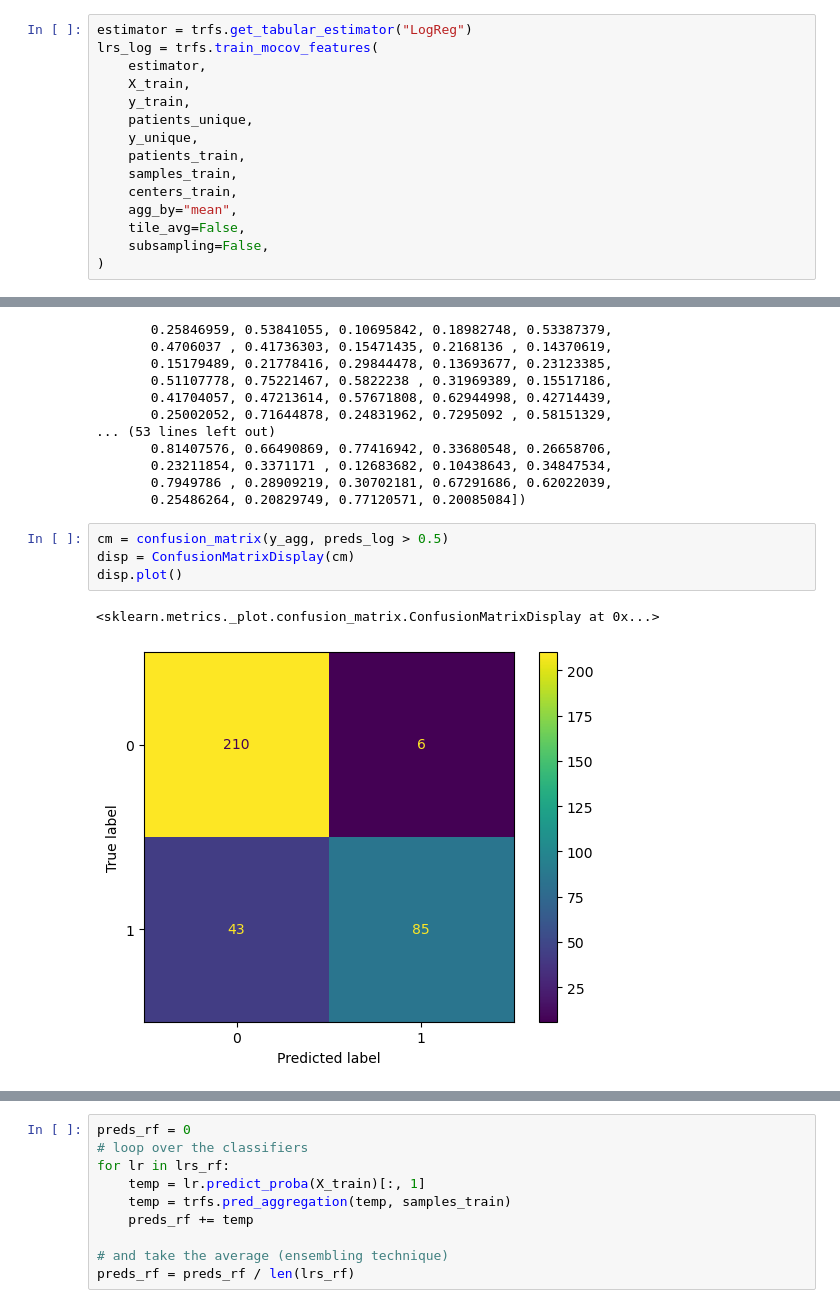
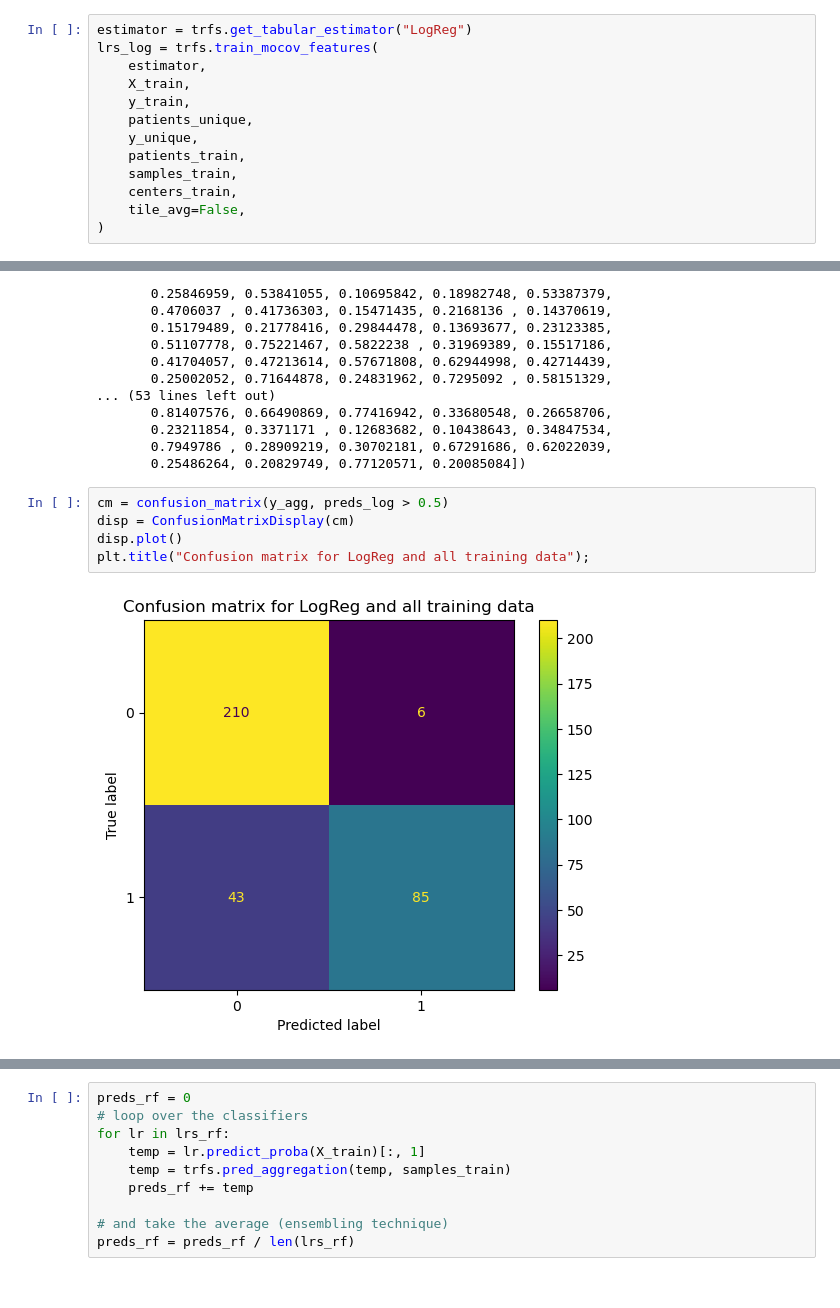
Before and after one commit to stlbnmaria/enschallenge2023, a Jupyter notebook: modeling/prediction_analysis.ipynb, the cells around one changed output, grey strips where cells are left out. Cells and saved outputs as stored; diff of their text form.

```diff
--- a/modeling/prediction_analysis.ipynb
+++ b/modeling/prediction_analysis.ipynb
@@ -46,9 +57,7 @@ lrs_log = trfs.train_mocov_features(
     patients_train,
     samples_train,
     centers_train,
-    agg_by="mean",
     tile_avg=False,
-    subsampling=False,
 )
 # %% [output]
 STOP: TOTAL NO. of ITERATIONS REACHED LIMIT.
@@ -110,10 +119,10 @@ array([0.35867959, 0.54480139, 0.19529433, 0.24963797, 0.58156655,
 # %%
 cm = confusion_matrix(y_agg, preds_log > 0.5)
 disp = ConfusionMatrixDisplay(cm)
 disp.plot()
+plt.title("Confusion matrix for LogReg and all training data");
 # %% [output]
-<sklearn.metrics._plot.confusion_matrix.ConfusionMatrixDisplay at 0x...>
-[figure, old version]
+[figure, new version]
 # %%
 cm = confusion_matrix(y_agg[centers_agg != "C_2"], preds_log[centers_agg != "C_2"] > 0.5)
 disp = ConfusionMatrixDisplay(cm)
```
Also changed, not shown: parts of 80 cells of this notebook.
